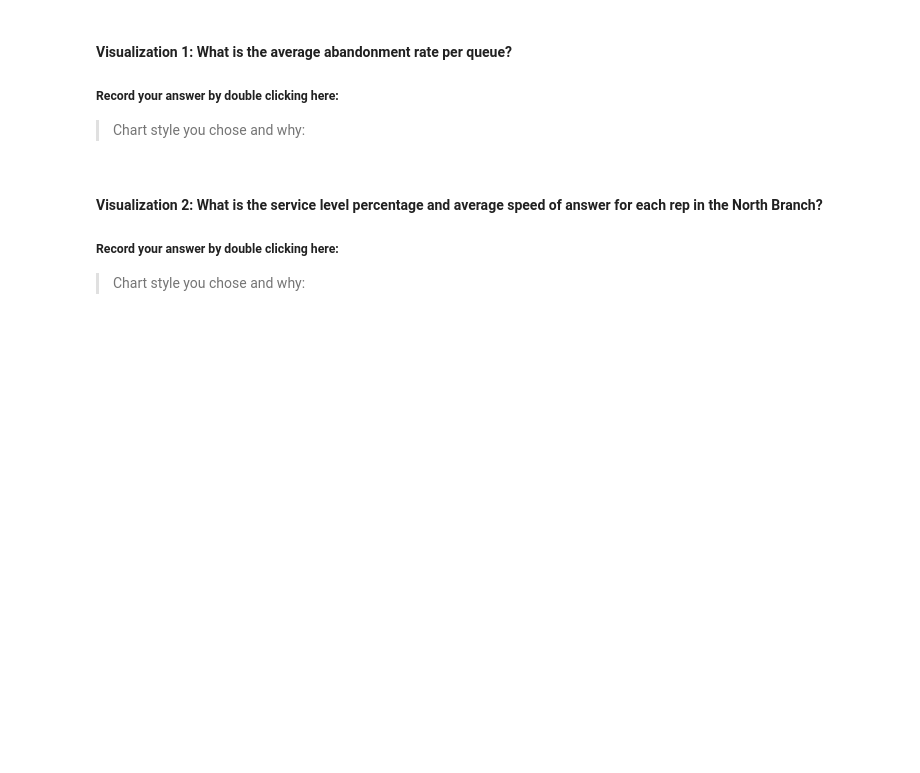
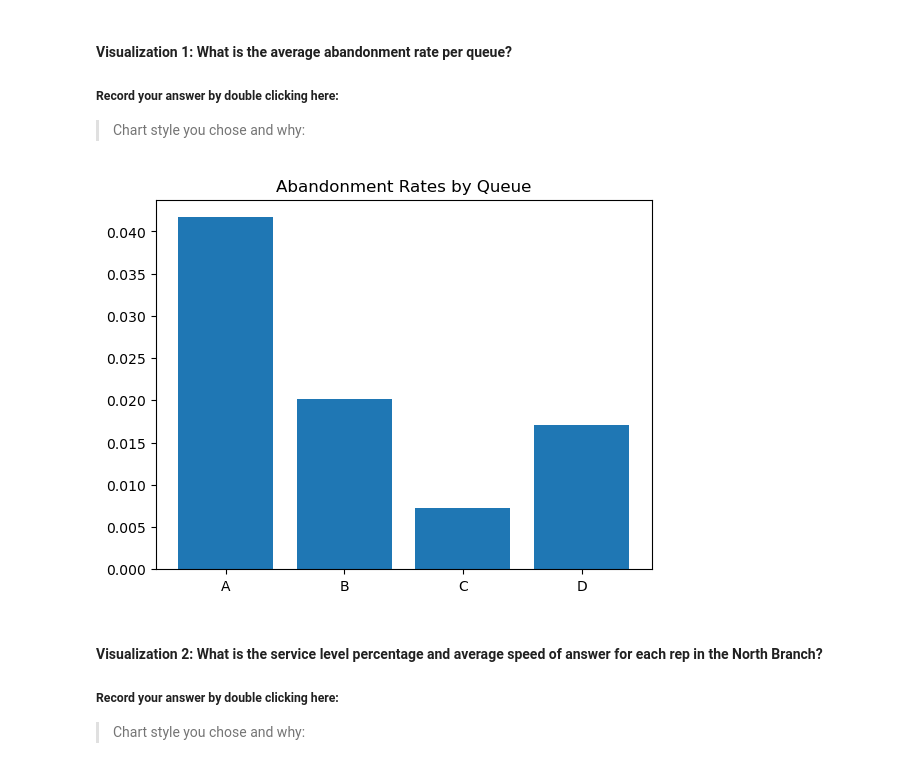
Before and after one commit to CSitton/call-center-cleanup-assignment, a Jupyter notebook: Call_Center_Cleanup.ipynb, the cells around one changed output. Saved outputs shown, nothing was run; the diff lists cells and outputs as text; code cells hidden in the pictures; blank space fills up the shorter version.

```diff
--- a/Call_Center_Cleanup.ipynb
+++ b/Call_Center_Cleanup.ipynb
@@ -366,17 +450,26 @@ Create a visualization for each of the following questions. Some of the code to
 # %%
 # Create visualization 1 here
 # Import any additional libraries needed with alias
-
 
 
 # The dictionary abandonment_rates has the data you need.
 abandonment_rates = {}
 queues = ["A", "B", "C", "D"]
 queue_dict = df.groupby("Queue").agg("sum")
 for i in range(4):
     abandonment_rates[queues[i]] = queue_dict["Abandoned"][i] / queue_dict["Calls"][i]
 
 #Your Code Here:
+
+branchqueue = list(abandonment_rates.keys())
+rates = list(abandonment_rates.values())
+x = np.array(branchqueue)
+y = np.array(rates)
+plt.title("Abandonment Rates by Queue")
+plt.bar(x,y)
+plt.show()
+# %% [output]
+[figure, added]
 # %% [markdown]
 #### Visualization 2: What is the service level percentage and average speed of answer for each rep in the North Branch?
 ##### Record your answer by double clicking here:
```
Also changed, not shown: parts of 19 cells of this notebook.
